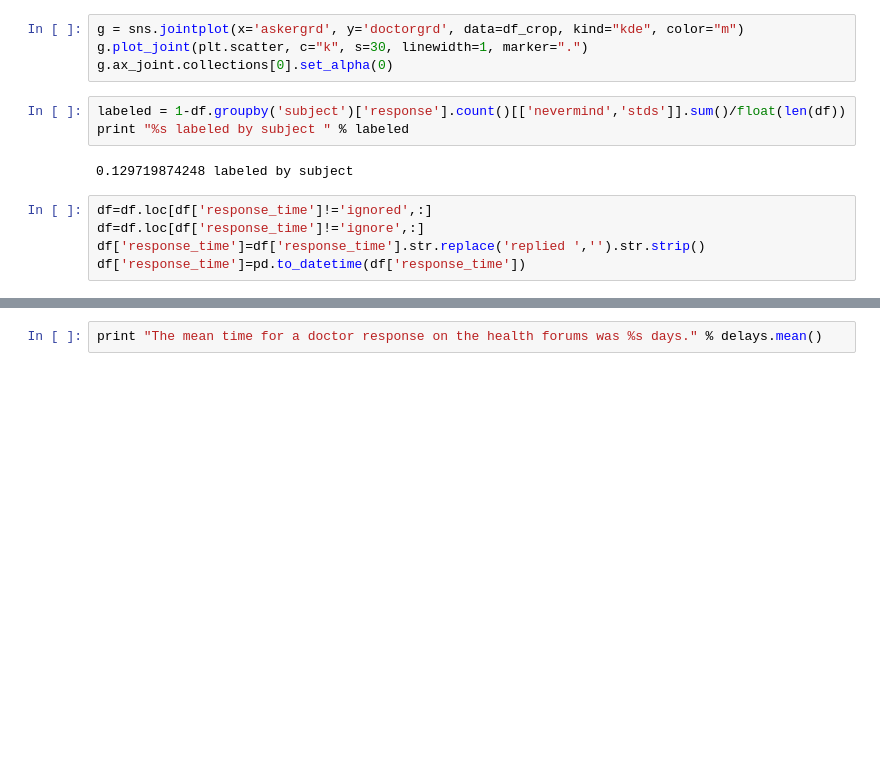
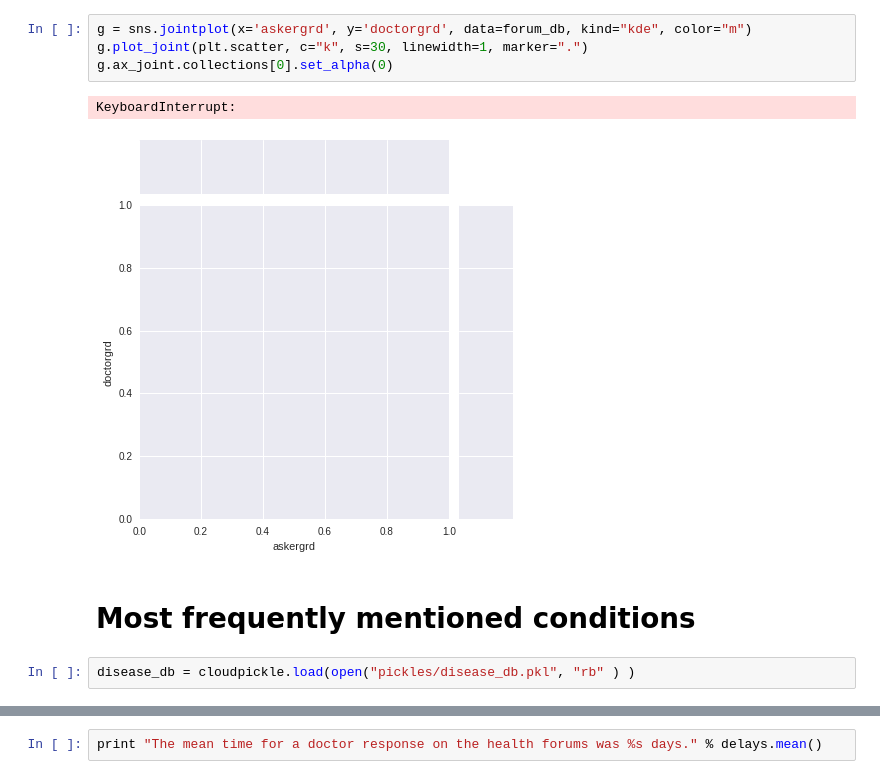
Before and after one commit to lots-of-things/health-forum-analysis, a Jupyter notebook: dataset_stats.ipynb, the cells around one changed output, grey strips where cells are left out. Saved outputs shown, nothing was run; the diff lists cells and outputs as text; blank space fills up the shorter version.

```diff
--- a/dataset_stats.ipynb
+++ b/dataset_stats.ipynb
@@ -34,14 +22,11 @@ plt.xlabel('Flesch Kincaid Grade Level')
 # %%
-g = sns.jointplot(x='askergrd', y='doctorgrd', data=df_crop, kind="kde", color="m")
+g = sns.jointplot(x='askergrd', y='doctorgrd', data=forum_db, kind="kde", color="m")
 g.plot_joint(plt.scatter, c="k", s=30, linewidth=1, marker=".")
 g.ax_joint.collections[0].set_alpha(0)
+# %% [output]
+KeyboardInterrupt:
+[figure, added]
-# %%
-labeled = 1-df.groupby('subject')['response'].count()[['nevermind','stds']].sum()/float(len(df))
-print "%s labeled by subject " % labeled
-# %% [output]
-0.129719874248 labeled by subject
-# %%
-df=df.loc[df['response_time']!='ignored',:]
-df=df.loc[df['response_time']!='ignore',:]
-df['response_time']=df['response_time'].str.replace('replied ','').str.strip()
-df['response_time']=pd.to_datetime(df['response_time'])
+# %% [markdown]
+# Most frequently mentioned conditions
+# %%
+disease_db = cloudpickle.load(open("pickles/disease_db.pkl", "rb" ) )
```
Also changed, not shown: parts of 17 cells of this notebook, 20 other files.
